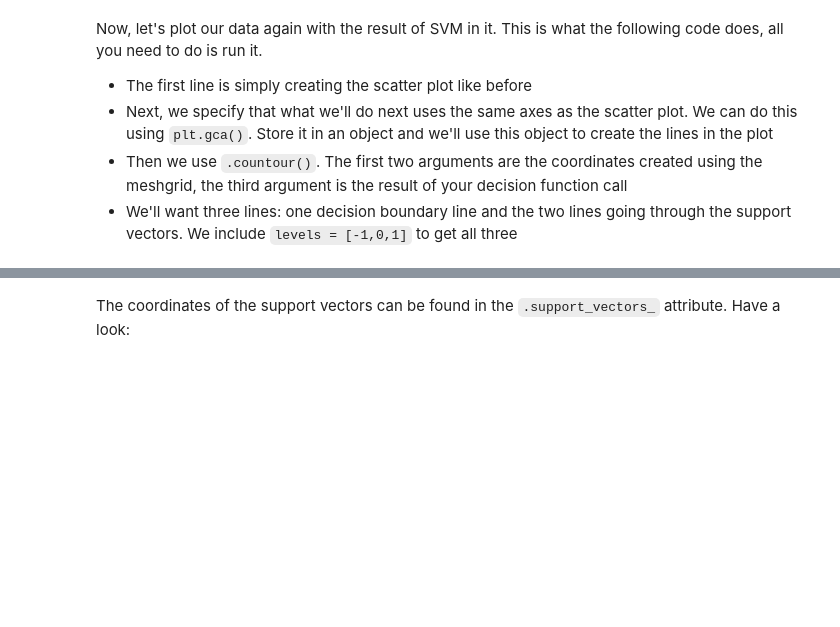
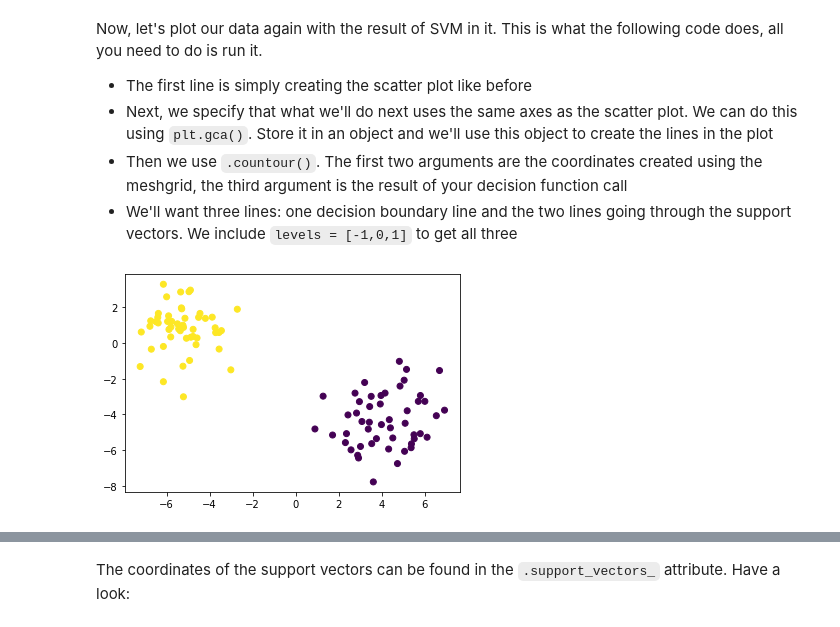
Before and after one commit to jirvingphd/fsds_pt_100719_cohort_notes, a Jupyter notebook: labs_from_class/sect_31_SVMs/svm_sklearn_lab_SG.ipynb, the cells around one changed output, grey strips where cells are left out. Saved outputs shown, nothing was run; the diff lists cells and outputs as text; code cells hidden in the pictures; blank space fills up the shorter version.

```diff
--- a/labs_from_class/sect_31_SVMs/svm_sklearn_lab_SG.ipynb
+++ b/labs_from_class/sect_31_SVMs/svm_sklearn_lab_SG.ipynb
@@ -113,3 +307,10 @@ Now, let's plot our data again with the result of SVM in it. This is what the fo
 - Next, we specify that what we'll do next uses the same axes as the scatter plot. We can do this using `plt.gca()`. Store it in an object and we'll use this object to create the lines in the plot
 - Then we use `.countour()`. The first two arguments are the coordinates created using the meshgrid, the third argument is the result of your decision function call
 - We'll want three lines: one decision boundary line and the two lines going through the support vectors. We include `levels = [-1,0,1]` to get all three
+# %%
+# fig,ax=plt.subplots
+plt.scatter(X_11, X_12, c=y_1)
+ax = plt.gca()
+fig = plt.gcf()
+# %% [output]
+[figure, added]
```
Also changed, not shown: parts of 38 cells of this notebook, 3 other files.
